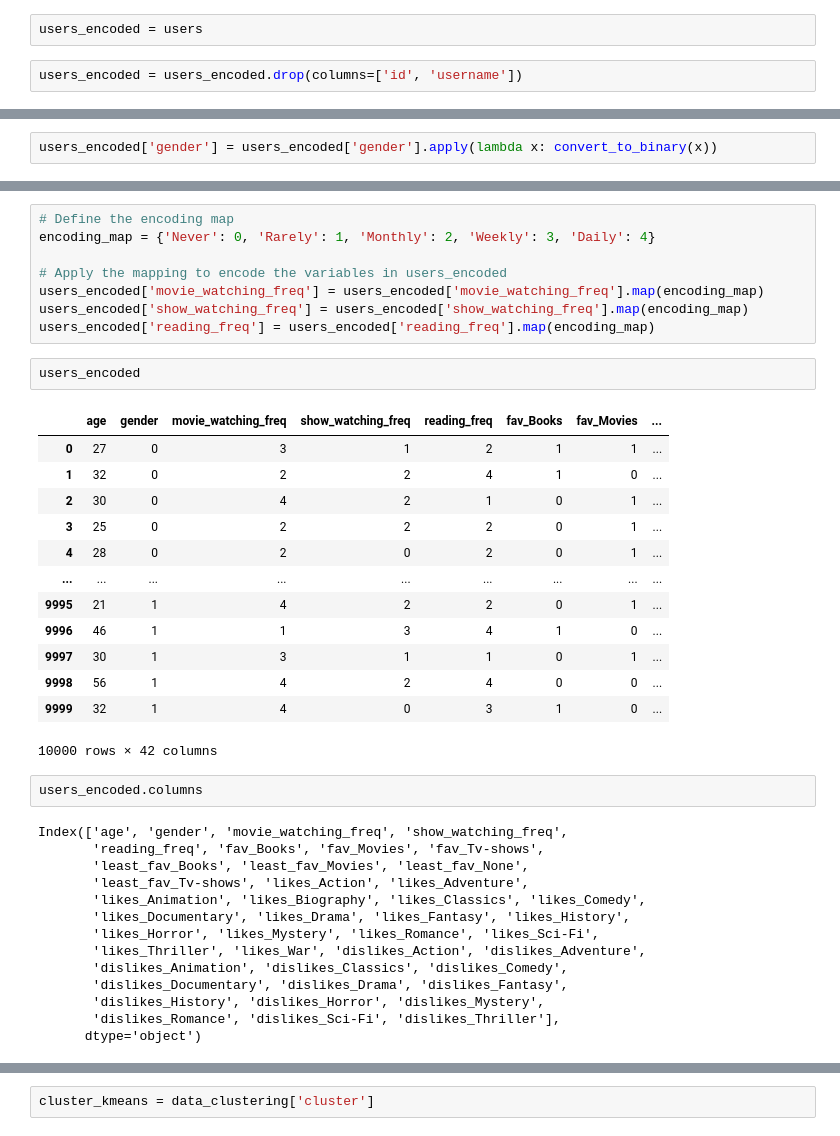
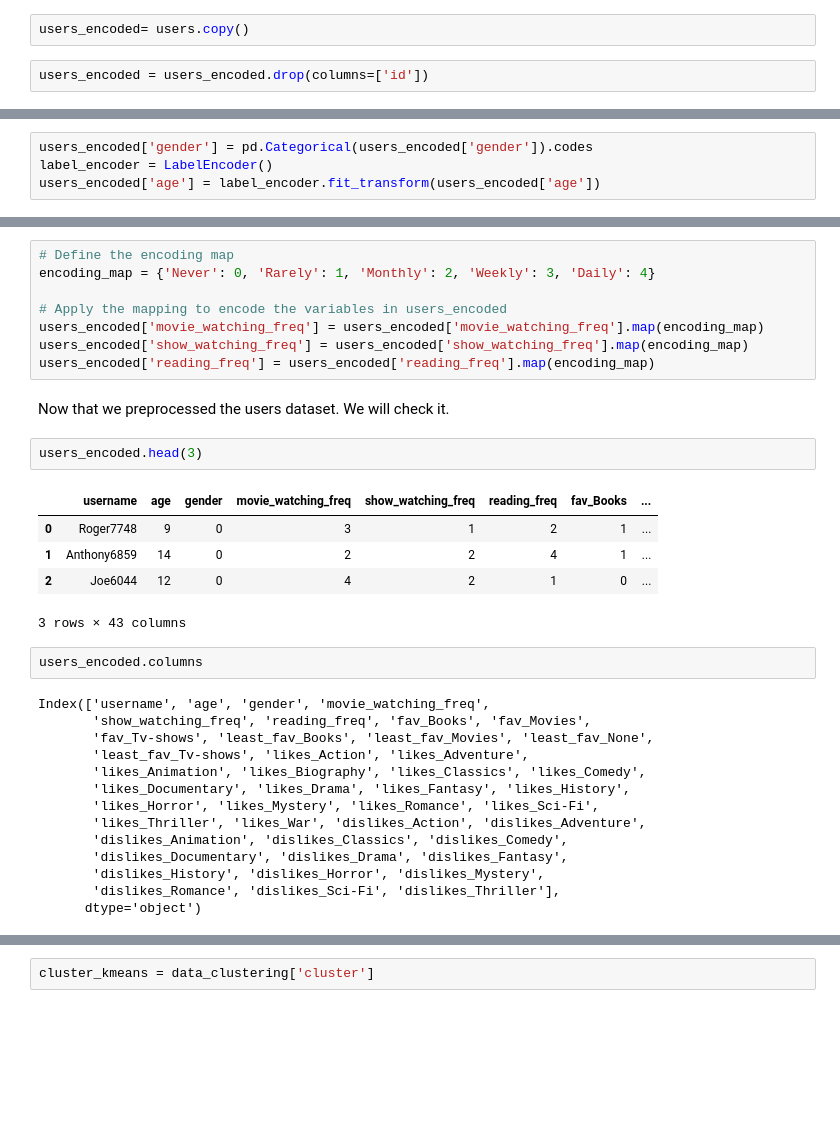
Before and after one commit to xandga/Capstone-Project, a Jupyter notebook: Clustering.ipynb, the cells around one changed output, grey strips where cells are left out. Saved outputs shown, nothing was run; the diff lists cells and outputs as text; blank space fills up the shorter version.

```diff
--- a/Clustering.ipynb
+++ b/Clustering.ipynb
@@ -44,7 +90,7 @@ users.head(3)
 # %%
-users_encoded = users
+users_encoded= users.copy()
 # %%
-users_encoded = users_encoded.drop(columns=['id', 'username'])
+users_encoded = users_encoded.drop(columns=['id'])
 # %%
 users_encoded.info()
 # %% [output]
@@ -75,2 +113,0 @@ def convert_to_binary(value):
-# %%
-users_encoded['gender'] = users_encoded['gender'].apply(lambda x: convert_to_binary(x))
@@ -93,3 +116,7 @@ users_encoded
+# %%
+users_encoded['gender'] = pd.Categorical(users_encoded['gender']).codes
+label_encoder = LabelEncoder()
+users_encoded['age'] = label_encoder.fit_transform(users_encoded['age'])
 # %%
 # Preprocess the columns to standardize the combinations
 users_encoded['fav_entertainment'] = users_encoded['fav_entertainment'].apply(lambda x: ', '.join(sorted(x.split(', '))))
@@ -130,28 +157,22 @@ encoding_map = {'Never': 0, 'Rarely': 1, 'Monthly': 2, 'Weekly': 3, 'Daily': 4}
 users_encoded['movie_watching_freq'] = users_encoded['movie_watching_freq'].map(encoding_map)
 users_encoded['show_watching_freq'] = users_encoded['show_watching_freq'].map(encoding_map)
 users_encoded['reading_freq'] = users_encoded['reading_freq'].map(encoding_map)
+# %% [markdown]
+Now that we preprocessed the users dataset. We will check it.
 # %%
-users_encoded
+users_encoded.head(3)
 # %% [output]
-|  | age | gender | movie_watching_freq | show_watching_freq | reading_freq | fav_Books | fav_Movies | ... |
-| 0 | 27 | 0 | 3 | 1 | 2 | 1 | 1 | ... |
-| 1 | 32 | 0 | 2 | 2 | 4 | 1 | 0 | ... |
-| 2 | 30 | 0 | 4 | 2 | 1 | 0 | 1 | ... |
-| 3 | 25 | 0 | 2 | 2 | 2 | 0 | 1 | ... |
-| 4 | 28 | 0 | 2 | 0 | 2 | 0 | 1 | ... |
-| ... | ... | ... | ... | ... | ... | ... | ... | ... |
-| 9995 | 21 | 1 | 4 | 2 | 2 | 0 | 1 | ... |
-| 9996 | 46 | 1 | 1 | 3 | 4 | 1 | 0 | ... |
-| 9997 | 30 | 1 | 3 | 1 | 1 | 0 | 1 | ... |
-| 9998 | 56 | 1 | 4 | 2 | 4 | 0 | 0 | ... |
-| 9999 | 32 | 1 | 4 | 0 | 3 | 1 | 0 | ... |
+|  | username | age | gender | movie_watching_freq | show_watching_freq | reading_freq | fav_Books | ... |
+| 0 | Roger7748 | 9 | 0 | 3 | 1 | 2 | 1 | ... |
+| 1 | Anthony6859 | 14 | 0 | 2 | 2 | 4 | 1 | ... |
+| 2 | Joe6044 | 12 | 0 | 4 | 2 | 1 | 0 | ... |
-10000 rows × 42 columns
+3 rows × 43 columns
 # %%
 users_encoded.columns
 # %% [output]
-Index(['age', 'gender', 'movie_watching_freq', 'show_watching_freq',
-       'reading_freq', 'fav_Books', 'fav_Movies', 'fav_Tv-shows',
-       'least_fav_Books', 'least_fav_Movies', 'least_fav_None',
+Index(['username', 'age', 'gender', 'movie_watching_freq',
+       'show_watching_freq', 'reading_freq', 'fav_Books', 'fav_Movies',
+       'fav_Tv-shows', 'least_fav_Books', 'least_fav_Movies', 'least_fav_None',
        'least_fav_Tv-shows', 'likes_Action', 'likes_Adventure',
        'likes_Animation', 'likes_Biography', 'likes_Classics', 'likes_Comedy',
        'likes_Documentary', 'likes_Drama', 'likes_Fantasy', 'likes_History',
```
Also changed, not shown: parts of 45 cells of this notebook, 3 other files.
